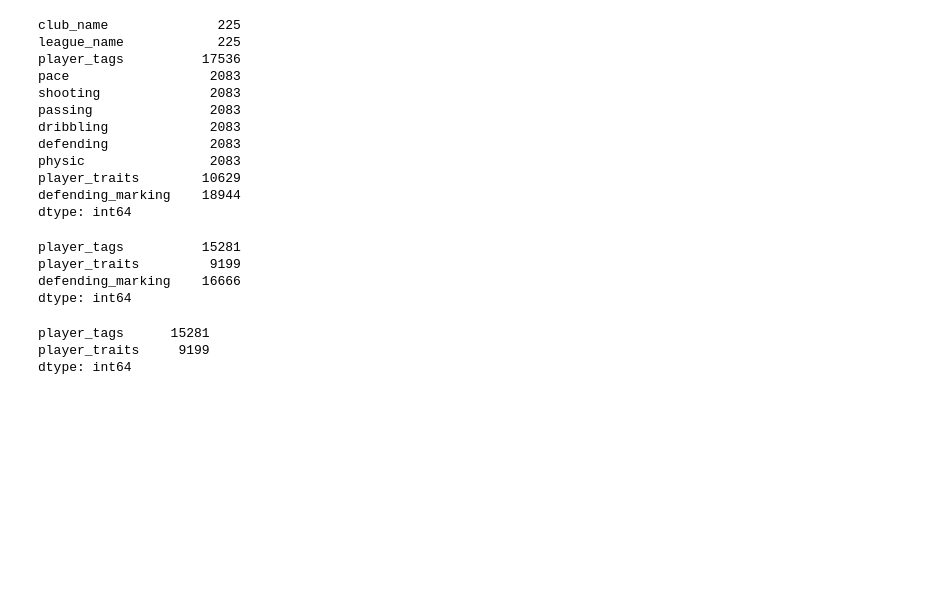
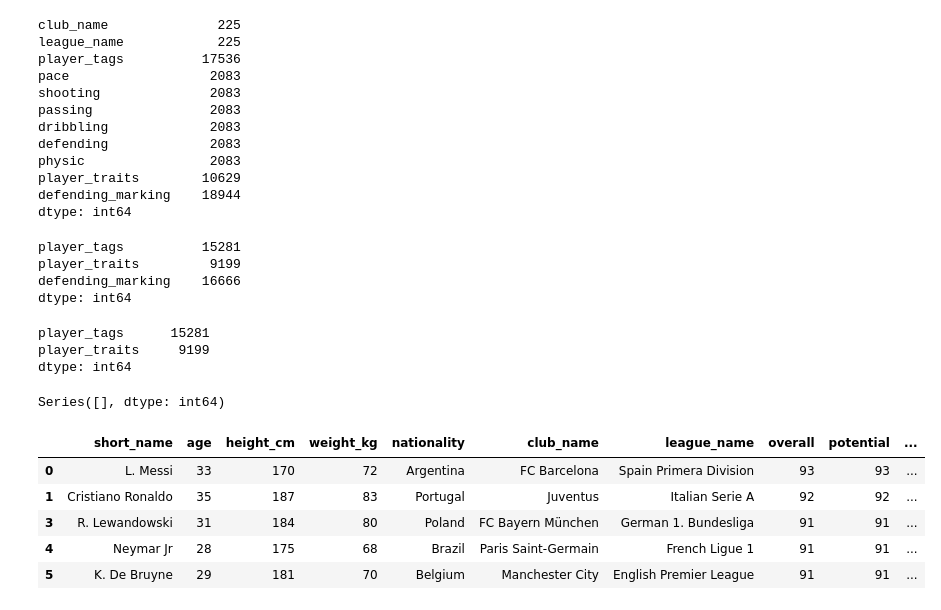
Before and after one commit to akshitlangeh123/FIFA-Seer, a Jupyter notebook: preprocess.ipynb, the cells around one changed output. Cells and saved outputs as stored; diff of their text form; code cells hidden in the pictures; blank space fills up the shorter version.

```diff
--- a/preprocess.ipynb
+++ b/preprocess.ipynb
@@ -101,3 +101,36 @@ null_val
 player_tags      15281
 player_traits     9199
 dtype: int64
+# %%
+players_df['player_tags'] = players_df['player_tags'].fillna("#no_tag")
+players_df['player_traits'] = players_df['player_traits'].fillna("no_trait")
+null_val = players_df.isnull().sum()
+null_val = null_val[null_val > 0]
+null_val
+# %% [output]
+Series([], dtype: int64)
+# %%
+players_tags_split = players_df['player_tags'].str.split(',').apply(lambda x: [pos.strip() for pos in x])
+players_tags_exploded = players_tags_split.explode()
+
+encoder = OneHotEncoder(sparse_output=False)
+
+encoded_tags = encoder.fit_transform(players_tags_exploded.to_numpy().reshape(-1,1))
+
+tags_columns = encoder.get_feature_names_out([''])
+players_tags_df = pd.DataFrame(encoded_tags, columns=tags_columns, index=players_tags_exploded.index)
+players_tags_df = players_tags_df.groupby(players_tags_df.index).max()
+
+tags_col_pos = players_df.columns.get_loc('player_tags')
+df_before = players_df.iloc[:, :tags_col_pos]
+df_after = players_df.iloc[:, tags_col_pos+1:]
+
+players_df = pd.concat([df_before, players_tags_df, df_after], axis=1)
+players_df.head()
+# %% [output]
+|  | short_name | age | height_cm | weight_kg | nationality | club_name | league_name | overall | potential | ... |
+| 0 | L. Messi | 33 | 170 | 72 | Argentina | FC Barcelona | Spain Primera Division | 93 | 93 | ... |
+| 1 | Cristiano Ronaldo | 35 | 187 | 83 | Portugal | Juventus | Italian Serie A | 92 | 92 | ... |
+| 3 | R. Lewandowski | 31 | 184 | 80 | Poland | FC Bayern München | German 1. Bundesliga | 91 | 91 | ... |
+| 4 | Neymar Jr | 28 | 175 | 68 | Brazil | Paris Saint-Germain | French Ligue 1 | 91 | 91 | ... |
+| 5 | K. De Bruyne | 29 | 181 | 70 | Belgium | Manchester City | English Premier League | 91 | 91 | ... |
```
Also changed, not shown: parts of 2 cells of this notebook.
